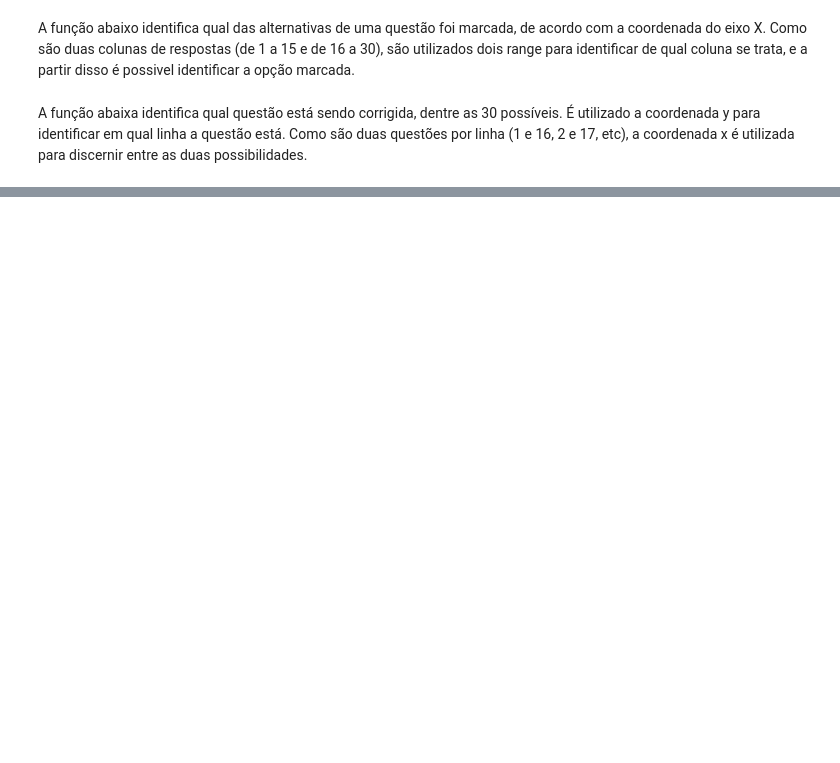
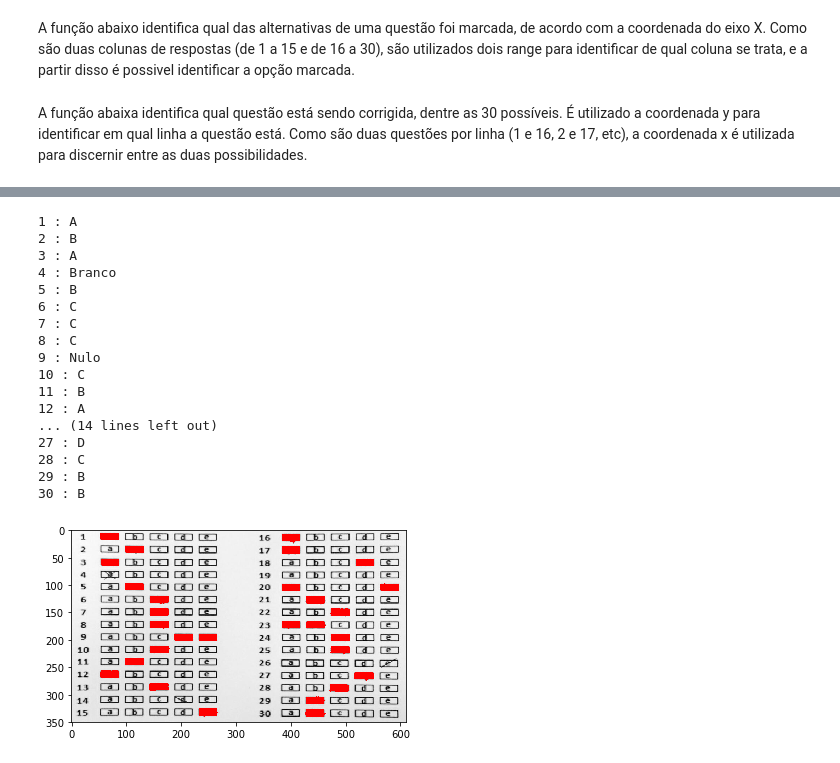
Before and after one commit to ggapp1/testgrader, a Jupyter notebook: TP 1 - ICV.ipynb, the cells around one changed output, grey strips where cells are left out. Drawn from its saved outputs; the diff is of its cells as text; code cells hidden in the pictures; blank space fills up the shorter version.

```diff
--- a/TP 1 - ICV.ipynb
+++ b/TP 1 - ICV.ipynb
@@ -154,28 +188,48 @@ image, gray, blurred, edged, thresh, cnts = getImages(image)
 # %%
 
 questionCnts = []
 lista = [': Branco'] * 31
 
 for c in cnts:
 	x,y,w,h = cv2.boundingRect(c)
 	ar = w / float(h)
 	mask = np.zeros(thresh.shape, dtype="uint8")
 	cv2.drawContours(mask, [c], -1, 255, -1)
 
 	mask = cv2.bitwise_and(thresh, thresh, mask=mask)
 	total = cv2.countNonZero(mask)
 
 	if w >= 10 and h >= 10 and ar >= 1.5 and ar <= 10.1:
 		if total > 270:
 			if(lista[getAnswer(x,y)] == ': Branco'):
 				lista[getAnswer(x,y)] = ': ' + getOption(x)
 			else:
 				lista[getAnswer(x,y)] = ': Nulo'
 			cv2.drawContours(image, [c], -1, 255, -1)
 
-
+f = open('respostas.txt', 'w')
 for i in range(1,31):
 	print str(i) + " " + lista[i]
-
+	f.write(str(i) + " " + lista[i]+ "\n")
+f.close()
 plt.imshow(image)
 plt.show()
+# %% [output]
+1 : A
+2 : B
+3 : A
+4 : Branco
+5 : B
+6 : C
+7 : C
+8 : C
+9 : Nulo
+10 : C
+11 : B
+12 : A
+... (14 lines left out)
+27 : D
+28 : C
+29 : B
+30 : B
+[figure, added]
```
Also changed, not shown: parts of 11 cells of this notebook, 2 other files.
